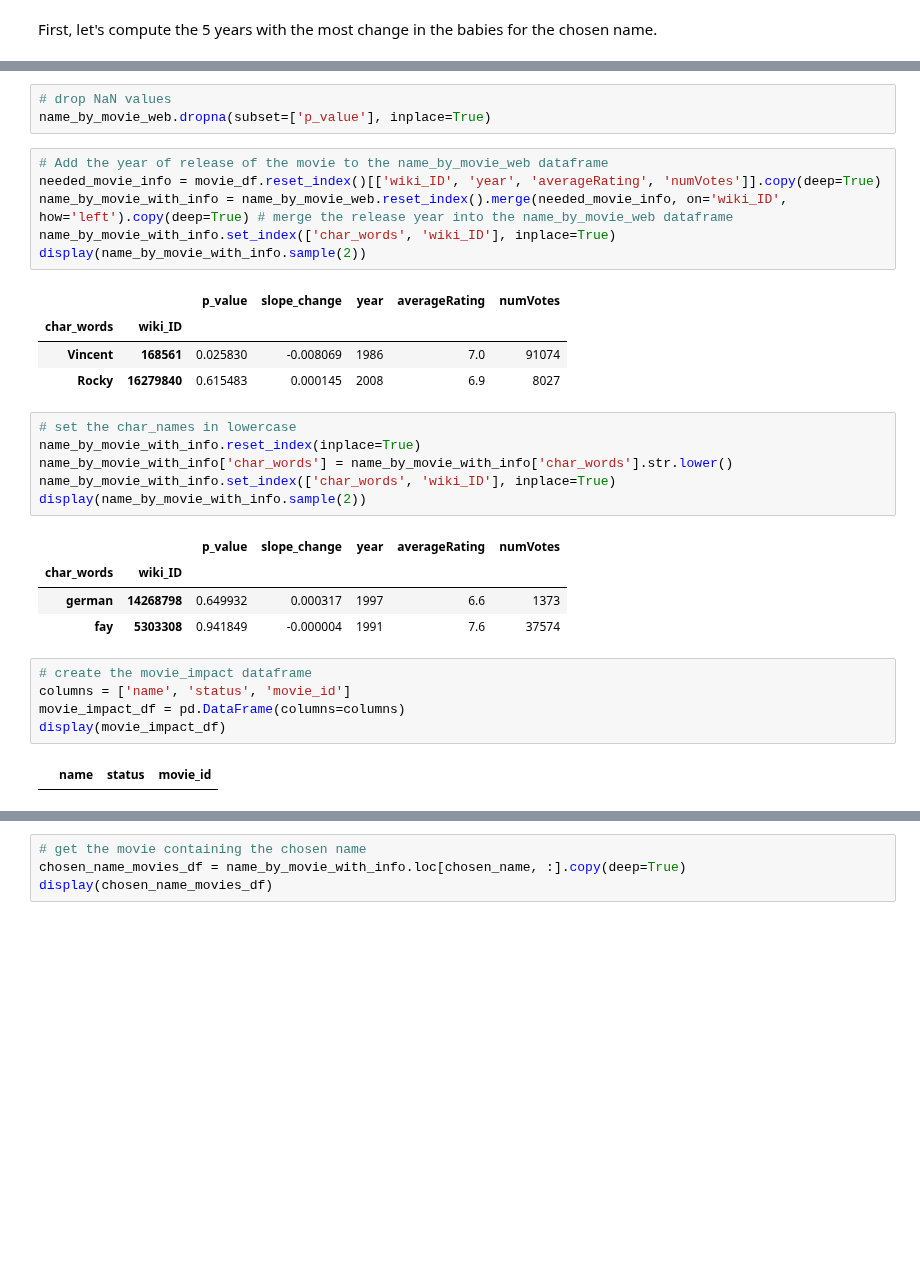
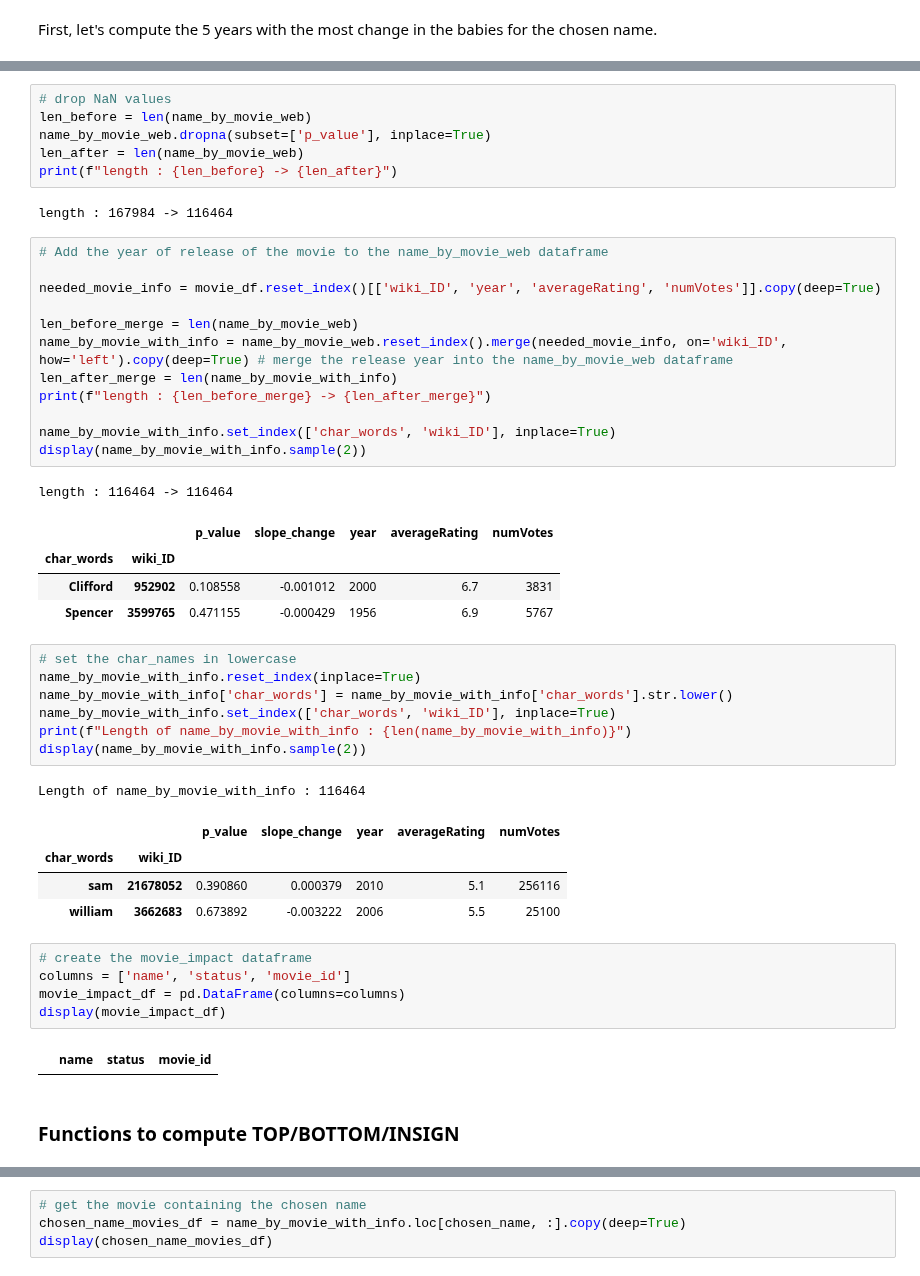
Before and after one commit to epfl-ada/ada-2023-project-abadakor, a Jupyter notebook: data/get_data_for_website.ipynb, the cells around one changed output, grey strips where cells are left out. Cells and saved outputs as stored; diff of their text form; blank space fills up the shorter version.

```diff
--- a/data/get_data_for_website.ipynb
+++ b/data/get_data_for_website.ipynb
@@ -74,28 +75,42 @@ Is the indexing of name_by_movie_web unique? True
 # %%
 # drop NaN values
+len_before = len(name_by_movie_web)
 name_by_movie_web.dropna(subset=['p_value'], inplace=True)
+len_after = len(name_by_movie_web)
+print(f"length : {len_before} -> {len_after}")
+# %% [output]
+length : 167984 -> 116464
 # %%
 # Add the year of release of the movie to the name_by_movie_web dataframe
+
 needed_movie_info = movie_df.reset_index()[['wiki_ID', 'year', 'averageRating', 'numVotes']].copy(deep=True)
+
+len_before_merge = len(name_by_movie_web)
 name_by_movie_with_info = name_by_movie_web.reset_index().merge(needed_movie_info, on='wiki_ID', how='left').copy(deep=True) # merge the release year into the name_by_movie_web dataframe
+len_after_merge = len(name_by_movie_with_info)
+print(f"length : {len_before_merge} -> {len_after_merge}")
+
 name_by_movie_with_info.set_index(['char_words', 'wiki_ID'], inplace=True)
 display(name_by_movie_with_info.sample(2))
 # %% [output]
+length : 116464 -> 116464
 |  |  | p_value | slope_change | year | averageRating | numVotes |
 | char_words | wiki_ID |  |  |  |  |  |
-| Vincent | 168561 | 0.025830 | -0.008069 | 1986 | 7.0 | 91074 |
-| Rocky | 16279840 | 0.615483 | 0.000145 | 2008 | 6.9 | 8027 |
+| Clifford | 952902 | 0.108558 | -0.001012 | 2000 | 6.7 | 3831 |
+| Spencer | 3599765 | 0.471155 | -0.000429 | 1956 | 6.9 | 5767 |
 # %%
 # set the char_names in lowercase
 name_by_movie_with_info.reset_index(inplace=True)
 name_by_movie_with_info['char_words'] = name_by_movie_with_info['char_words'].str.lower()
 name_by_movie_with_info.set_index(['char_words', 'wiki_ID'], inplace=True)
+print(f"Length of name_by_movie_with_info : {len(name_by_movie_with_info)}")
 display(name_by_movie_with_info.sample(2))
 # %% [output]
+Length of name_by_movie_with_info : 116464
 |  |  | p_value | slope_change | year | averageRating | numVotes |
 | char_words | wiki_ID |  |  |  |  |  |
-| german | 14268798 | 0.649932 | 0.000317 | 1997 | 6.6 | 1373 |
-| fay | 5303308 | 0.941849 | -0.000004 | 1991 | 7.6 | 37574 |
+| sam | 21678052 | 0.390860 | 0.000379 | 2010 | 5.1 | 256116 |
+| william | 3662683 | 0.673892 | -0.003222 | 2006 | 5.5 | 25100 |
 # %%
 # create the movie_impact dataframe
 columns = ['name', 'status', 'movie_id']
@@ -103,3 +118,5 @@ movie_impact_df = pd.DataFrame(columns=columns)
 display(movie_impact_df)
 # %% [output]
 |  | name | status | movie_id |
+# %% [markdown]
+### Functions to compute TOP/BOTTOM/INSIGN
```
Also changed, not shown: parts of 29 cells of this notebook, 11 other files.
